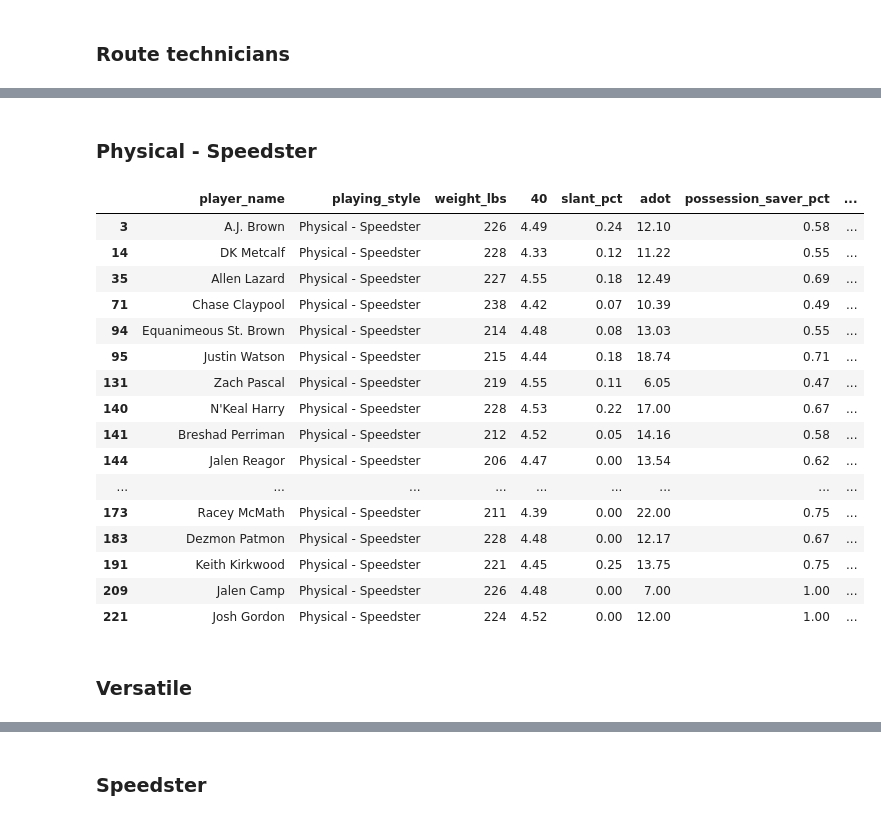
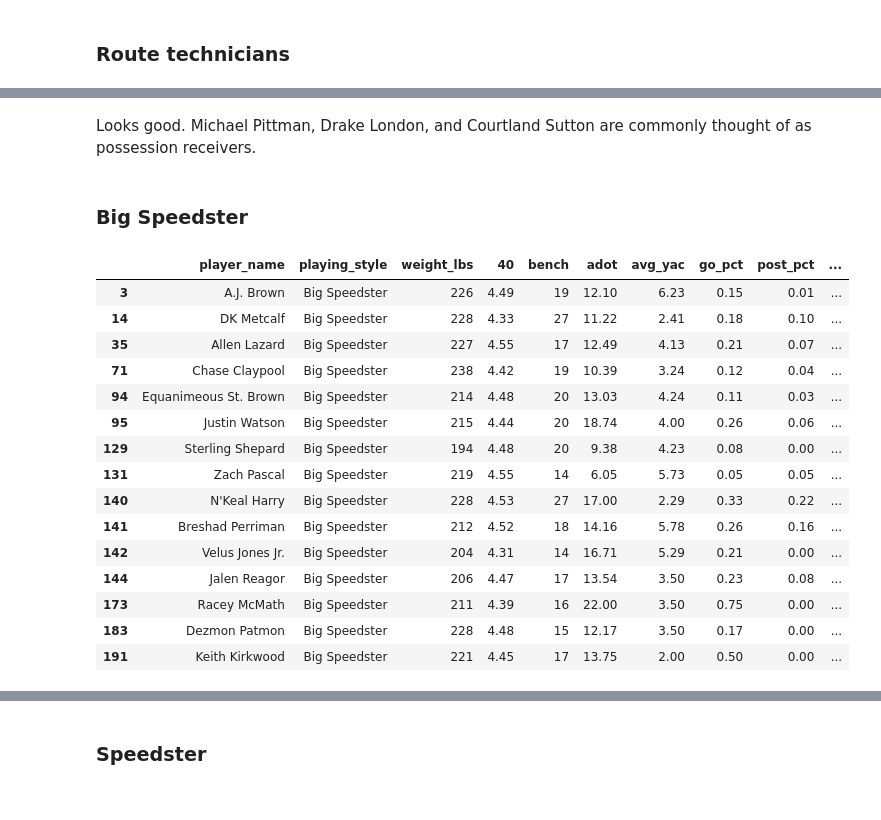
Before and after one commit to jeesuk/nfl_wr_classifier, a Jupyter notebook: notebooks/05_knn.ipynb, the cells around one changed output, grey strips where cells are left out. Saved outputs shown, nothing was run; the diff lists cells and outputs as text; code cells hidden in the pictures.

```diff
--- a/notebooks/05_knn.ipynb
+++ b/notebooks/05_knn.ipynb
@@ -149,12 +151,15 @@ We'll drop categorical variables
 # Ensuring that we only include numeric columns for PCA
 # Dropping non-numeric columns (assuming non-numeric columns are 'player_name' and 'season_year')
 
+# FRINGE COLUMNS - Consider adding back
+# 'corner_success_rate', 'out_success_rate',
+
 scalable_features_df = aggregate.drop(['player_name', 'player_position', 'season_year', 'player_game_count','receptions', 'target', 'yards', 'att_yards', 'yards_after_catch',
                                        'yards_after_contact', 'touchdown', 'routes', 'pass_plays', 'contested_receptions', 'contested_targets', 'weather_attempt',
                                        'weather_catch', 'difficult_attempt', 'difficult_catch', 'qb_bf_attempt', 'qb_bf_catch', 'hurry_up_attempt','hurry_up_catch', 'possession_saver_attempt', 'possession_saver_catch',
-                                       'conversion_attempt', 'conversion_catch', 'redzone_attempt', 'redzone_catch', 'deep_attempt', 'deep_catch', 'deep_sideline_attempt', 'deep_sideline_catch', 'clutch_catch', 'conversion_catch', 'redzone_catch',
+                                       'conversion_attempt', 'conversion_catch', 'redzone_attempt', 'redzone_catch', 'deep_attempt', 'deep_catch', 'deep_sideline_attempt', 'deep_sideline_catch', 'clutch_catch',
                                        'difficult_success_rate', 'cross_success_rate', 'curl_success_rate', 'post_success_rate', 'underneath_screen_success_rate',
-                                        'flat_success_rate', 'slant_success_rate', 'wr_screen_success_rate', 'comeback_success_rate', 'go_success_rate',
+                                        'flat_success_rate', 'slant_success_rate', 'wr_screen_success_rate', 'comeback_success_rate', 'go_success_rate', 'corner_success_rate', 'out_success_rate',
                                         'in_success_rate', 'deep_success_rate', 'play_action_success_rate', 'rpo_success_rate', 'hurry_up_success_rate',
                                         'deep_sideline_success_rate', 'possession_saver_success_rate', 'route_rate', 'large_yac_catch', 'tackle_breaker_catch', 'beast_catch', 'play_action_attempt', 'play_action_catch', 'rpo_attempt', 'rpo_catch',
                                        'cross_attempt', 'cross_catch', 'corner_attempt', 'corner_catch', 'curl_attempt', 'out_attempt', 'out_catch', 'curl_catch', 'post_attempt', 'post_catch', 'underneath_screen_attempt',
@@ -400,12 +400,12 @@ Index(['PC1', 'PC2', 'PC3', 'PC4', 'PC5', 'PC6', 'PC7', 'PC8', 'PC9', 'PC10',
 # %%
 features = ['PC1', 'PC2', 'PC3', 'PC4', 'PC5', 'PC6', 'PC7', 'PC8', 'PC9', 'PC10',
        'PC11', 'PC12', 'PC13', 'PC14', 'PC15', 'PC16', 'PC17', 'PC18', 'PC19',
-       'PC20', 'PC21', 'PC22', 'PC23', 'PC24', 'PC25', 'PC26', 'PC27', 'PC28']
+       'PC20', 'PC21', 'PC22', 'PC23', 'PC24', 'PC25', 'PC26']
 # %% [markdown]
 ### Run the model on the test dataset
 - With 4 nearest neighbors
 # %%
-X_test['playing_style'] = X_test.apply(lambda X_test: fn.knn(features, X_train, X_test, y_train, 5), axis = 1)
+X_test['playing_style'] = X_test.apply(lambda X_test: fn.knn(features, X_train, X_test, y_train, 6), axis = 1)
 # %% [markdown]
 ## Checking results
 # %%
@@ -520,24 +526,23 @@ final[final['playing_style'] == 'Physical - Possession'][['player_name', 'playin
+# %% [markdown]
+Looks good. Michael Pittman, Drake London, and Courtland Sutton are commonly thought of as possession receivers.
 # %% [markdown]
-### Physical - Speedster
+### Big Speedster
 # %%
-final[final['playing_style'] == 'Physical - Speedster'][['player_name', 'playing_style', 'weight_lbs', '40', 'slant_pct', 'adot', 'possession_saver_pct', 'conversion_pct', 'redzone_pct', 'contested_catch_rate']]
+final[final['playing_style'] == 'Big Speedster'][['player_name', 'playing_style', 'weight_lbs', '40', 'bench', 'adot', 'avg_yac', 'go_pct', 'post_pct', 'corner_pct', 'deep_pct', 'play_action_pct', 'deep_sideline_pct']]
 # %% [output]
-|  | player_name | playing_style | weight_lbs | 40 | slant_pct | adot | possession_saver_pct | ... |
-| 3 | A.J. Brown | Physical - Speedster | 226 | 4.49 | 0.24 | 12.10 | 0.58 | ... |
-| 14 | DK Metcalf | Physical - Speedster | 228 | 4.33 | 0.12 | 11.22 | 0.55 | ... |
-| 35 | Allen Lazard | Physical - Speedster | 227 | 4.55 | 0.18 | 12.49 | 0.69 | ... |
-| 71 | Chase Claypool | Physical - Speedster | 238 | 4.42 | 0.07 | 10.39 | 0.49 | ... |
-| 94 | Equanimeous St. Brown | Physical - Speedster | 214 | 4.48 | 0.08 | 13.03 | 0.55 | ... |
-| 95 | Justin Watson | Physical - Speedster | 215 | 4.44 | 0.18 | 18.74 | 0.71 | ... |
-| 131 | Zach Pascal | Physical - Speedster | 219 | 4.55 | 0.11 | 6.05 | 0.47 | ... |
-| 140 | N'Keal Harry | Physical - Speedster | 228 | 4.53 | 0.22 | 17.00 | 0.67 | ... |
-| 141 | Breshad Perriman | Physical - Speedster | 212 | 4.52 | 0.05 | 14.16 | 0.58 | ... |
-| 144 | Jalen Reagor | Physical - Speedster | 206 | 4.47 | 0.00 | 13.54 | 0.62 | ... |
-| ... | ... | ... | ... | ... | ... | ... | ... | ... |
-| 173 | Racey McMath | Physical - Speedster | 211 | 4.39 | 0.00 | 22.00 | 0.75 | ... |
-| 183 | Dezmon Patmon | Physical - Speedster | 228 | 4.48 | 0.00 | 12.17 | 0.67 | ... |
-| 191 | Keith Kirkwood | Physical - Speedster | 221 | 4.45 | 0.25 | 13.75 | 0.75 | ... |
-| 209 | Jalen Camp | Physical - Speedster | 226 | 4.48 | 0.00 | 7.00 | 1.00 | ... |
-| 221 | Josh Gordon | Physical - Speedster | 224 | 4.52 | 0.00 | 12.00 | 1.00 | ... |
+|  | player_name | playing_style | weight_lbs | 40 | bench | adot | avg_yac | go_pct | post_pct | ... |
+| 3 | A.J. Brown | Big Speedster | 226 | 4.49 | 19 | 12.10 | 6.23 | 0.15 | 0.01 | ... |
+| 14 | DK Metcalf | Big Speedster | 228 | 4.33 | 27 | 11.22 | 2.41 | 0.18 | 0.10 | ... |
+| 35 | Allen Lazard | Big Speedster | 227 | 4.55 | 17 | 12.49 | 4.13 | 0.21 | 0.07 | ... |
+| 71 | Chase Claypool | Big Speedster | 238 | 4.42 | 19 | 10.39 | 3.24 | 0.12 | 0.04 | ... |
+| 94 | Equanimeous St. Brown | Big Speedster | 214 | 4.48 | 20 | 13.03 | 4.24 | 0.11 | 0.03 | ... |
+| 95 | Justin Watson | Big Speedster | 215 | 4.44 | 20 | 18.74 | 4.00 | 0.26 | 0.06 | ... |
+| 129 | Sterling Shepard | Big Speedster | 194 | 4.48 | 20 | 9.38 | 4.23 | 0.08 | 0.00 | ... |
+| 131 | Zach Pascal | Big Speedster | 219 | 4.55 | 14 | 6.05 | 5.73 | 0.05 | 0.05 | ... |
+| 140 | N'Keal Harry | Big Speedster | 228 | 4.53 | 27 | 17.00 | 2.29 | 0.33 | 0.22 | ... |
+| 141 | Breshad Perriman | Big Speedster | 212 | 4.52 | 18 | 14.16 | 5.78 | 0.26 | 0.16 | ... |
+| 142 | Velus Jones Jr. | Big Speedster | 204 | 4.31 | 14 | 16.71 | 5.29 | 0.21 | 0.00 | ... |
+| 144 | Jalen Reagor | Big Speedster | 206 | 4.47 | 17 | 13.54 | 3.50 | 0.23 | 0.08 | ... |
+| 173 | Racey McMath | Big Speedster | 211 | 4.39 | 16 | 22.00 | 3.50 | 0.75 | 0.00 | ... |
+| 183 | Dezmon Patmon | Big Speedster | 228 | 4.48 | 15 | 12.17 | 3.50 | 0.17 | 0.00 | ... |
+| 191 | Keith Kirkwood | Big Speedster | 221 | 4.45 | 17 | 13.75 | 2.00 | 0.50 | 0.00 | ... |
-# %% [markdown]
-### Versatile
```
Also changed, not shown: parts of 53 cells of this notebook.
